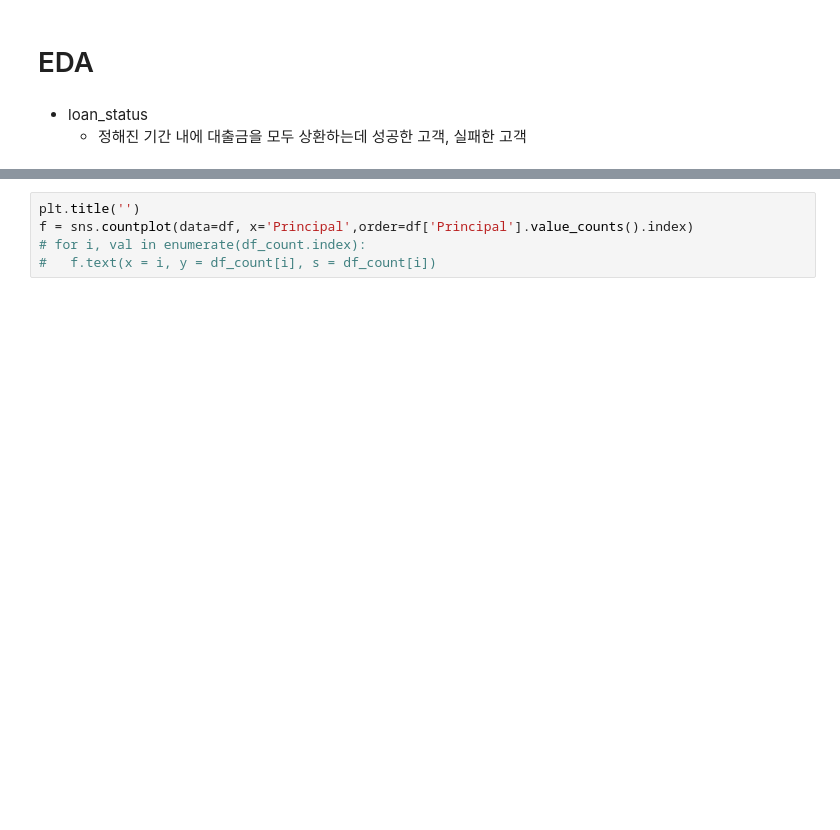
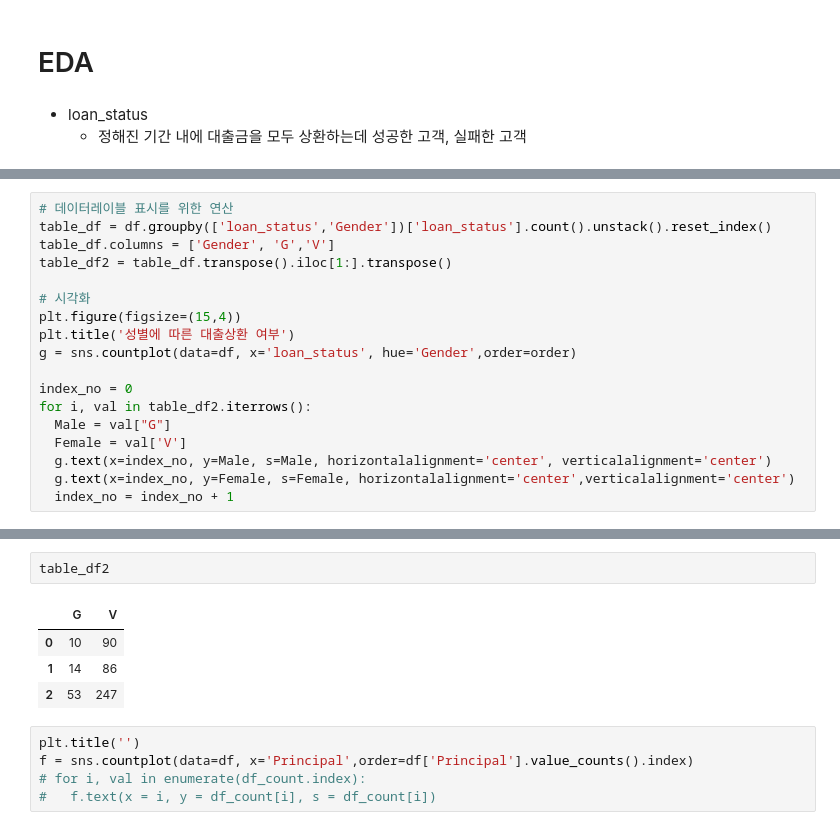
Before and after one commit to seonwoojh/KaggleStruggle, a Jupyter notebook: Kaggle_Loan_Data_Classification.ipynb, the cells around one changed output, grey strips where cells are left out. Drawn from its saved outputs; the diff is of its cells as text; blank space fills up the shorter version.

```diff
--- a/Kaggle_Loan_Data_Classification.ipynb
+++ b/Kaggle_Loan_Data_Classification.ipynb
@@ -196,0 +164,18 @@ df_count = df['Principal'].value_counts()
+# %%
+# 데이터레이블 표시를 위한 연산
+table_df = df.groupby(['loan_status','Gender'])['loan_status'].count().unstack().reset_index()
+table_df.columns = ['Gender', 'G','V']
+table_df2 = table_df.transpose().iloc[1:].transpose()
+
+# 시각화
+plt.figure(figsize=(15,4))
+plt.title('성별에 따른 대출상환 여부')
+g = sns.countplot(data=df, x='loan_status', hue='Gender',order=order)
+
+index_no = 0
+for i, val in table_df2.iterrows():
+  Male = val["G"]
+  Female = val['V']
+  g.text(x=index_no, y=Male, s=Male, horizontalalignment='center', verticalalignment='center')
+  g.text(x=index_no, y=Female, s=Female, horizontalalignment='center',verticalalignment='center')
+  index_no = index_no + 1
@@ -197,3 +199,10 @@ df_count = df['Principal'].value_counts()
+# %%
+table_df2
+# %% [output]
+|  | G | V |
+| 0 | 10 | 90 |
+| 1 | 14 | 86 |
+| 2 | 53 | 247 |
 # %%
 plt.title('')
 f = sns.countplot(data=df, x='Principal',order=df['Principal'].value_counts().index)
```
Also changed, not shown: parts of 10 cells of this notebook.
